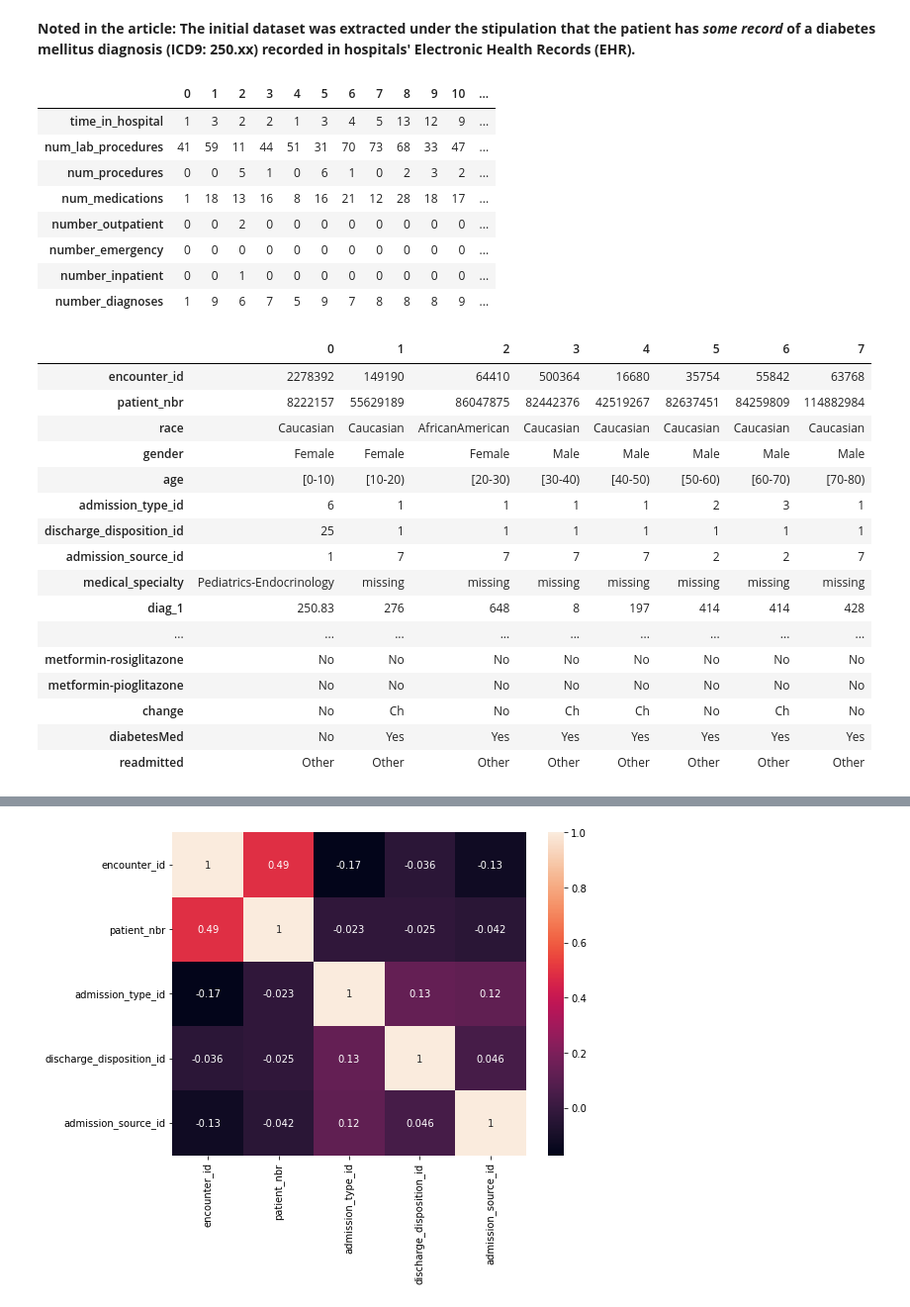
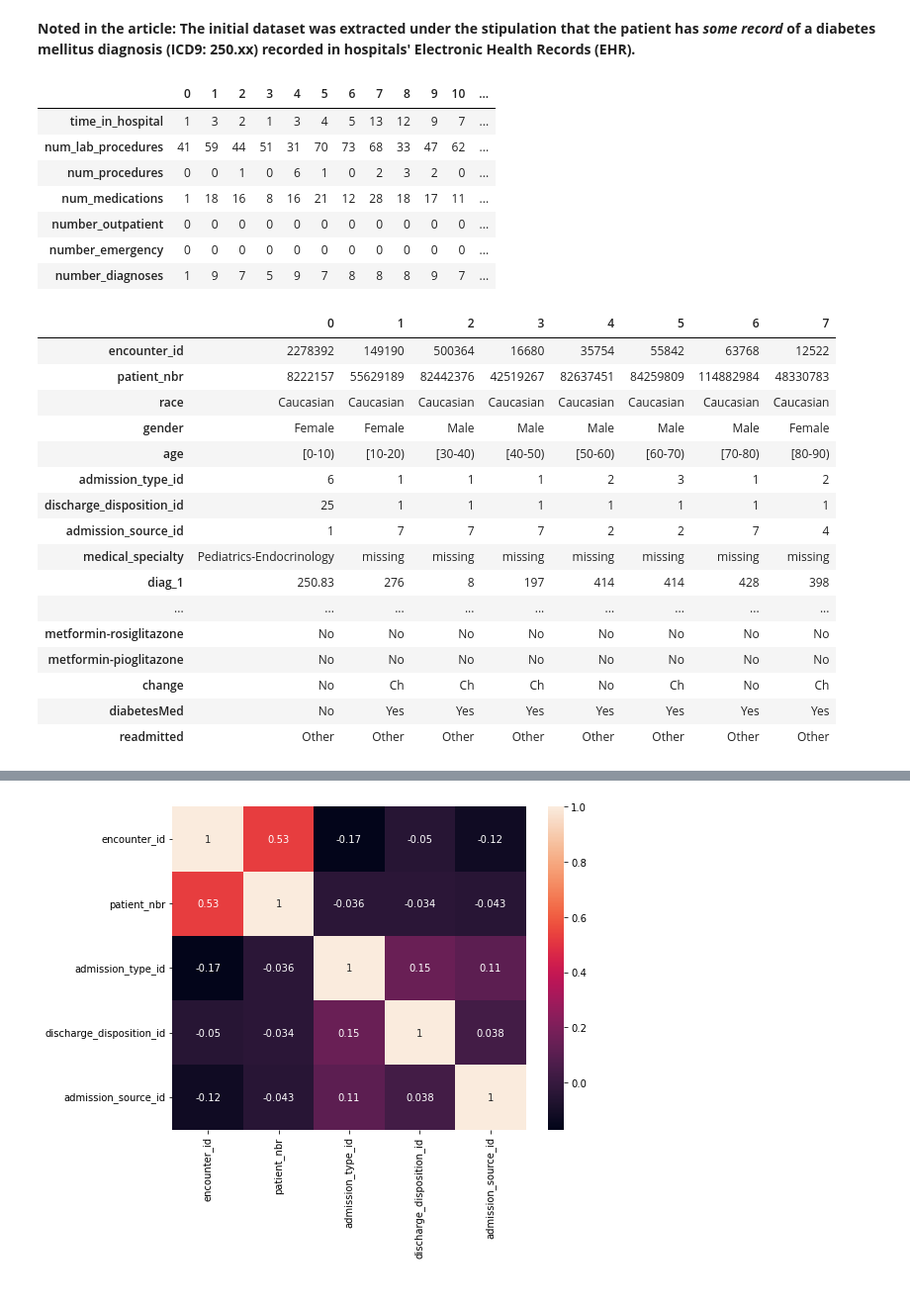
Before and after one commit to kstoudt/Springboard, a Jupyter notebook: Capstone Two/Diabetic Patient Readmission - EDA.ipynb, the cells around one changed output, grey strips where cells are left out. Shown at 99% size. Cells and saved outputs as stored; diff of their text form; code cells hidden in the pictures.

```diff
--- a/Capstone Two/Diabetic Patient Readmission - EDA.ipynb
+++ b/Capstone Two/Diabetic Patient Readmission - EDA.ipynb
@@ -106,37 +105,36 @@ diag_3: 56 matches out of 787
 # %% [markdown]
 **Noted in the article: The initial dataset was extracted under the stipulation that the patient has *some record* of a diabetes mellitus diagnosis (ICD9: 250.xx) recorded in hospitals' Electronic Health Records (EHR).**
 # %%
-df1_numeric = df1[['time_in_hospital','num_lab_procedures','num_procedures','num_medications','number_outpatient','number_emergency','number_inpatient','number_diagnoses']]
+df1_numeric = df1[['time_in_hospital','num_lab_procedures','num_procedures','num_medications','number_outpatient','number_emergency','number_diagnoses']]
 df1_numeric.head(15).T
 # %% [output]
 |  | 0 | 1 | 2 | 3 | 4 | 5 | 6 | 7 | 8 | 9 | 10 | ... |
-| time_in_hospital | 1 | 3 | 2 | 2 | 1 | 3 | 4 | 5 | 13 | 12 | 9 | ... |
-| num_lab_procedures | 41 | 59 | 11 | 44 | 51 | 31 | 70 | 73 | 68 | 33 | 47 | ... |
-| num_procedures | 0 | 0 | 5 | 1 | 0 | 6 | 1 | 0 | 2 | 3 | 2 | ... |
-| num_medications | 1 | 18 | 13 | 16 | 8 | 16 | 21 | 12 | 28 | 18 | 17 | ... |
-| number_outpatient | 0 | 0 | 2 | 0 | 0 | 0 | 0 | 0 | 0 | 0 | 0 | ... |
+| time_in_hospital | 1 | 3 | 2 | 1 | 3 | 4 | 5 | 13 | 12 | 9 | 7 | ... |
+| num_lab_procedures | 41 | 59 | 44 | 51 | 31 | 70 | 73 | 68 | 33 | 47 | 62 | ... |
+| num_procedures | 0 | 0 | 1 | 0 | 6 | 1 | 0 | 2 | 3 | 2 | 0 | ... |
+| num_medications | 1 | 18 | 16 | 8 | 16 | 21 | 12 | 28 | 18 | 17 | 11 | ... |
+| number_outpatient | 0 | 0 | 0 | 0 | 0 | 0 | 0 | 0 | 0 | 0 | 0 | ... |
 | number_emergency | 0 | 0 | 0 | 0 | 0 | 0 | 0 | 0 | 0 | 0 | 0 | ... |
-| number_inpatient | 0 | 0 | 1 | 0 | 0 | 0 | 0 | 0 | 0 | 0 | 0 | ... |
-| number_diagnoses | 1 | 9 | 6 | 7 | 5 | 9 | 7 | 8 | 8 | 8 | 9 | ... |
+| number_diagnoses | 1 | 9 | 7 | 5 | 9 | 7 | 8 | 8 | 8 | 9 | 7 | ... |
 # %%
-df1_cats = df1.drop(columns=['time_in_hospital','num_lab_procedures','num_procedures','num_medications','number_outpatient','number_emergency','number_inpatient','number_diagnoses'])
+df1_cats = df1.drop(columns=['time_in_hospital','num_lab_procedures','num_procedures','num_medications','number_outpatient','number_emergency','number_diagnoses'])
 df1_cats.head(8).T
 # %% [output]
 |  | 0 | 1 | 2 | 3 | 4 | 5 | 6 | 7 |
-| encounter_id | 2278392 | 149190 | 64410 | 500364 | 16680 | 35754 | 55842 | 63768 |
-| patient_nbr | 8222157 | 55629189 | 86047875 | 82442376 | 42519267 | 82637451 | 84259809 | 114882984 |
-| race | Caucasian | Caucasian | AfricanAmerican | Caucasian | Caucasian | Caucasian | Caucasian | Caucasian |
-| gender | Female | Female | Female | Male | Male | Male | Male | Male |
-| age | [0-10) | [10-20) | [20-30) | [30-40) | [40-50) | [50-60) | [60-70) | [70-80) |
-| admission_type_id | 6 | 1 | 1 | 1 | 1 | 2 | 3 | 1 |
+| encounter_id | 2278392 | 149190 | 500364 | 16680 | 35754 | 55842 | 63768 | 12522 |
+| patient_nbr | 8222157 | 55629189 | 82442376 | 42519267 | 82637451 | 84259809 | 114882984 | 48330783 |
+| race | Caucasian | Caucasian | Caucasian | Caucasian | Caucasian | Caucasian | Caucasian | Caucasian |
+| gender | Female | Female | Male | Male | Male | Male | Male | Female |
+| age | [0-10) | [10-20) | [30-40) | [40-50) | [50-60) | [60-70) | [70-80) | [80-90) |
+| admission_type_id | 6 | 1 | 1 | 1 | 2 | 3 | 1 | 2 |
 | discharge_disposition_id | 25 | 1 | 1 | 1 | 1 | 1 | 1 | 1 |
-| admission_source_id | 1 | 7 | 7 | 7 | 7 | 2 | 2 | 7 |
+| admission_source_id | 1 | 7 | 7 | 7 | 2 | 2 | 7 | 4 |
 | medical_specialty | Pediatrics-Endocrinology | missing | missing | missing | missing | missing | missing | missing |
-| diag_1 | 250.83 | 276 | 648 | 8 | 197 | 414 | 414 | 428 |
+| diag_1 | 250.83 | 276 | 8 | 197 | 414 | 414 | 428 | 398 |
 | ... | ... | ... | ... | ... | ... | ... | ... | ... |
 | metformin-rosiglitazone | No | No | No | No | No | No | No | No |
 | metformin-pioglitazone | No | No | No | No | No | No | No | No |
-| change | No | Ch | No | Ch | Ch | No | Ch | No |
+| change | No | Ch | Ch | Ch | No | Ch | No | Ch |
 | diabetesMed | No | Yes | Yes | Yes | Yes | Yes | Yes | Yes |
 | readmitted | Other | Other | Other | Other | Other | Other | Other | Other |
 # %%
```
Also changed, not shown: parts of 20 cells of this notebook, 6 other files.
